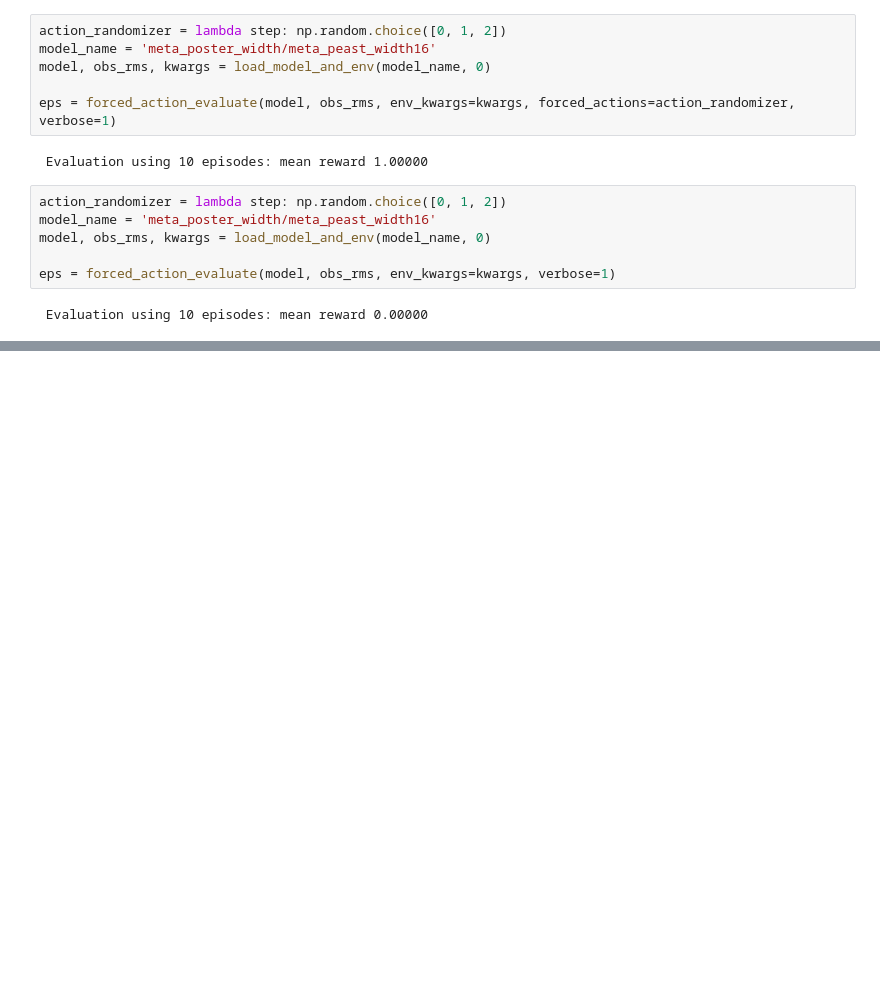
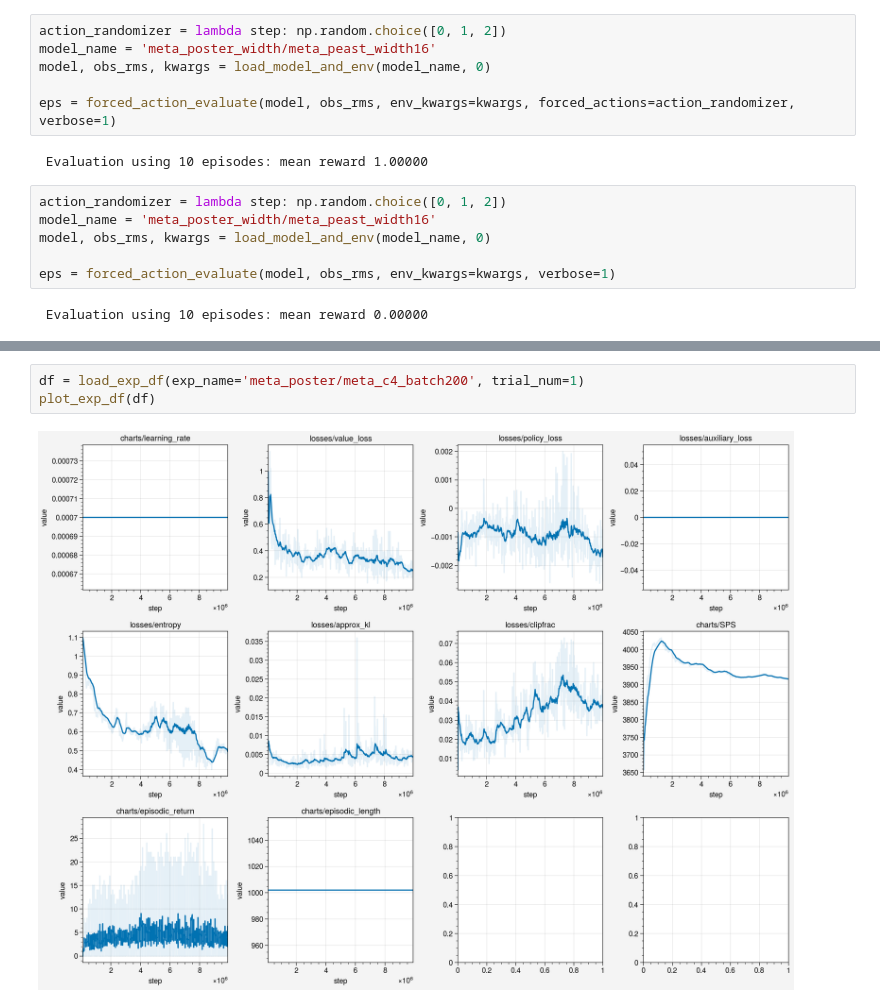
Before and after one commit to liuandrew/training-rl-algo, a Jupyter notebook: write_and_test/meta_nav.ipynb, the cells around one changed output, grey strips where cells are left out. Drawn from its saved outputs; the diff is of its cells as text; blank space fills up the shorter version.

```diff
--- a/write_and_test/meta_nav.ipynb
+++ b/write_and_test/meta_nav.ipynb
@@ -82,0 +102,5 @@ eps = forced_action_evaluate(model, obs_rms, env_kwargs=kwargs, verbose=1)
+# %%
+df = load_exp_df(exp_name='meta_poster/meta_c4_batch200', trial_num=1)
+plot_exp_df(df)
+# %% [output]
+[figure, added]
```
Also changed, not shown: parts of 10 cells of this notebook, 4 other files.
